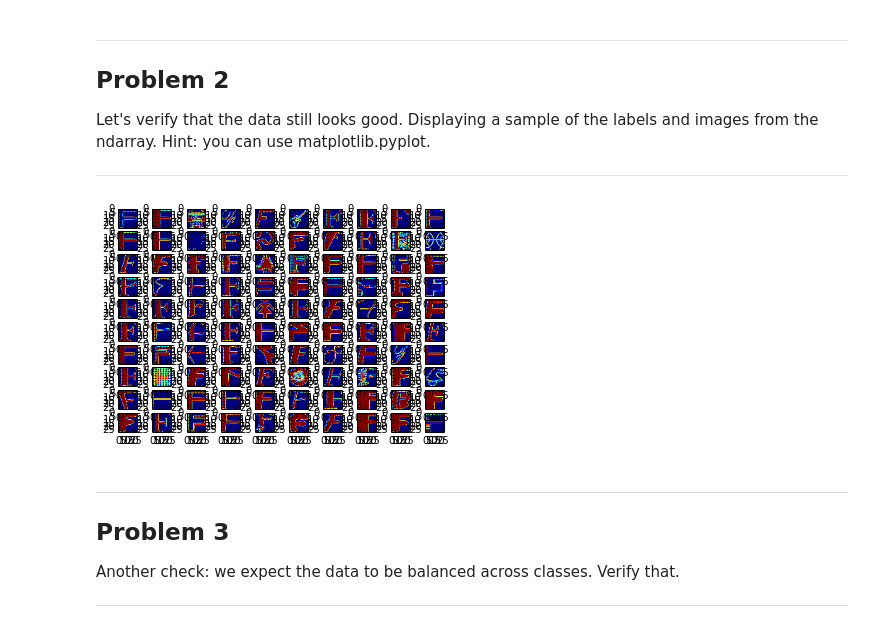
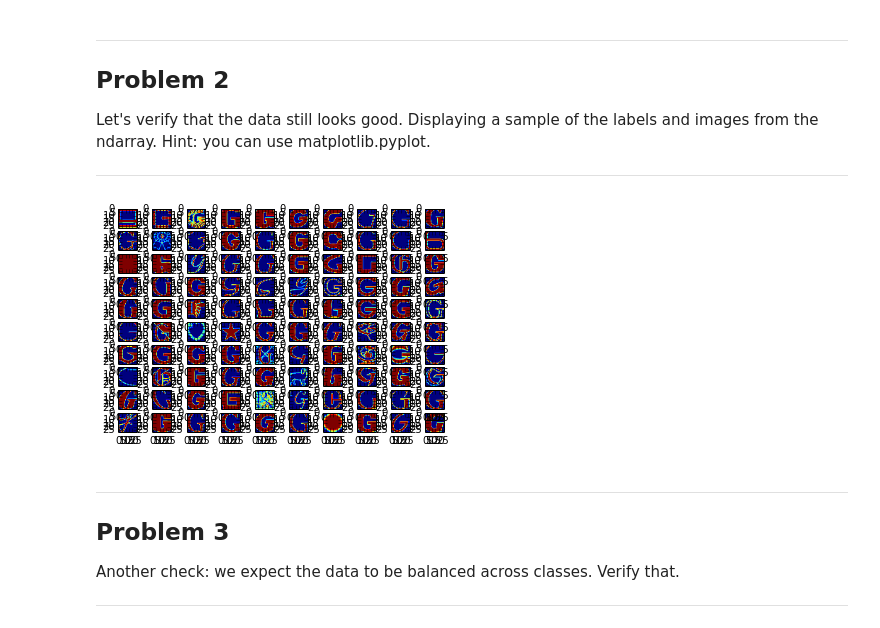
Before and after one commit to michaldul/deep-learning-course, a Jupyter notebook: examples/1_notmnist.ipynb, the cells around one changed output. Drawn from its saved outputs; the diff is of its cells as text; code cells hidden in the pictures.

```diff
--- a/examples/1_notmnist.ipynb
+++ b/examples/1_notmnist.ipynb
@@ -195,17 +195,17 @@ Let's verify that the data still looks good. Displaying a sample of the labels a
 # %%
 %matplotlib inline
 
 def display_random_sample(dataset):
     dataset = pickle.load(open(dataset, 'rb'))
     samples = zip(np.random.randint(0, dataset.shape[0], 100), range(100))
     for sample, idx in samples:
         plt.subplot(10, 10, idx)
         plt.imshow(dataset[sample, :, :], shape=(image_size, image_size))
     plt.show()
 
-display_random_sample(train_datasets[5])
+display_random_sample(train_datasets[6])
 # %% [output]
-[figure, old version]
+[figure, new version]
 # %% [markdown]
 ---
 Problem 3
```
Also changed, not shown: parts of 8 cells of this notebook.
